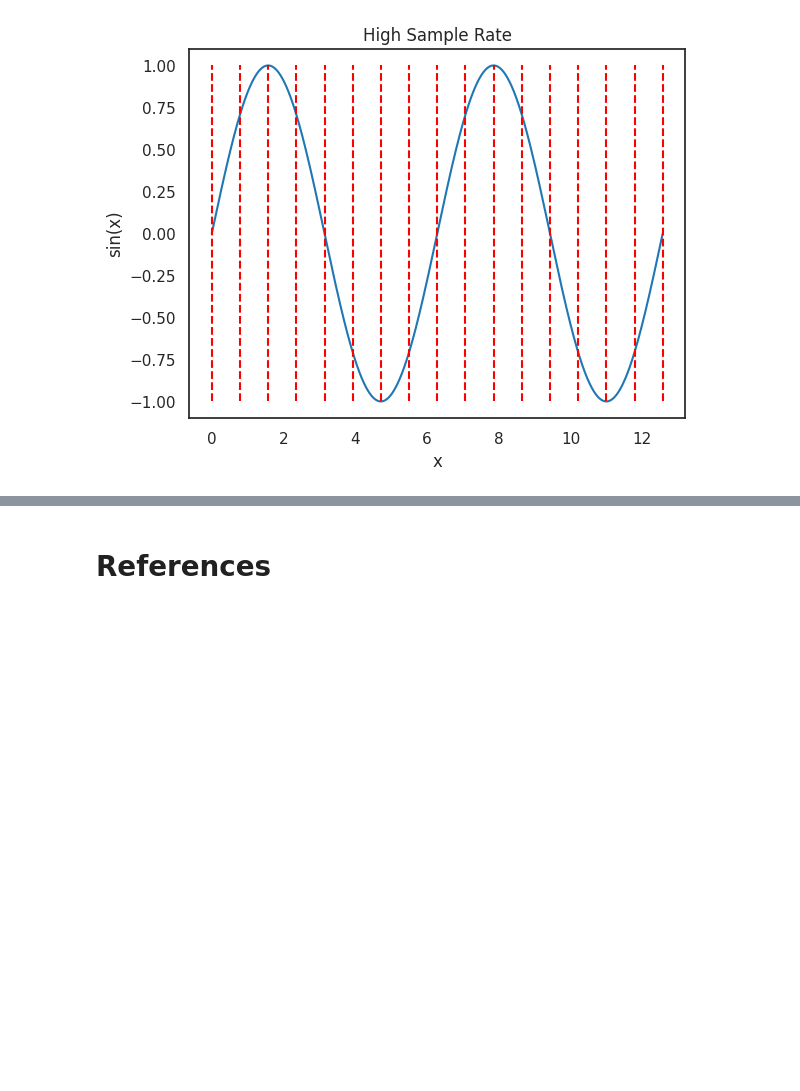
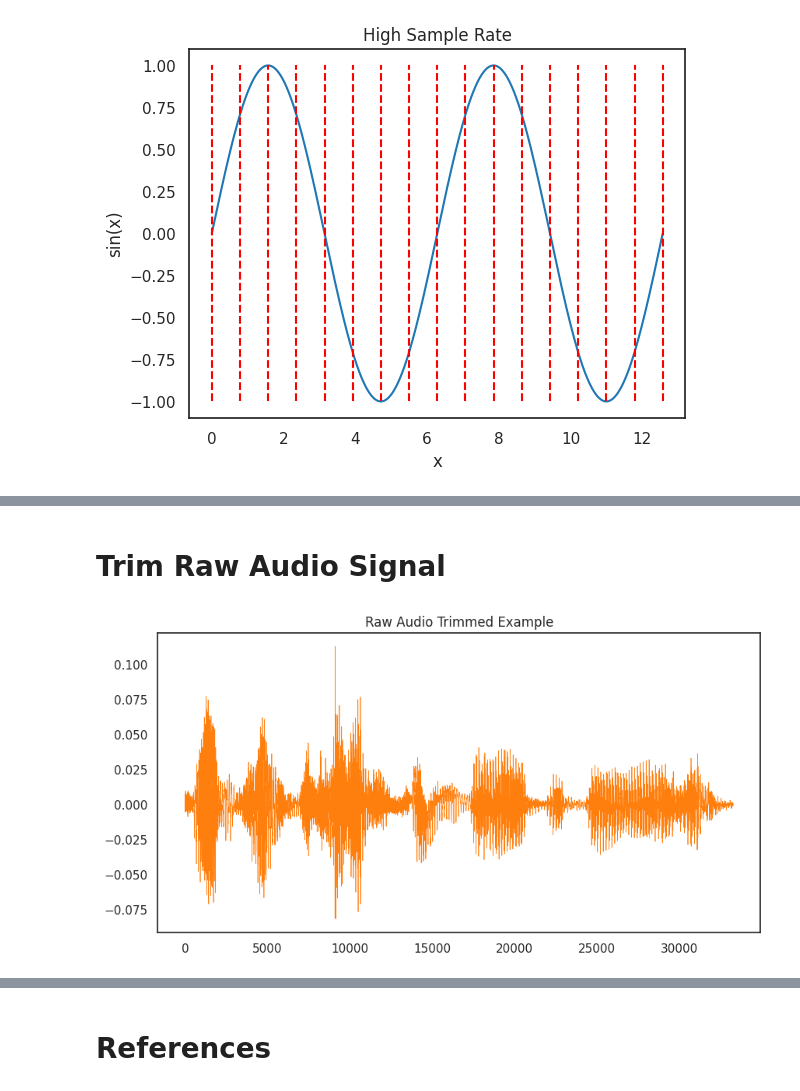
Before and after one commit to mehedihasanbijoy/PyTorch-Speech-Processing, a Jupyter notebook: Data Preprocessing/Data_Preprocessing_00.ipynb, the cells around one changed output, grey strips where cells are left out. Saved outputs shown, nothing was run; the diff lists cells and outputs as text; code cells hidden in the pictures; blank space fills up the shorter version.

```diff
--- a/Data Preprocessing/Data_Preprocessing_00.ipynb
+++ b/Data Preprocessing/Data_Preprocessing_00.ipynb
@@ -272,0 +304,9 @@ plt.show()
+# %% [markdown]
+# Trim Raw Audio Signal
+# %%
+# Trimming Muted Audio Signal
+y_trimmed, _ = librosa.effects.trim(y, top_db=20)
+pd.Series(y_trimmed).plot(figsize=(10, 5), lw=0.5, title='Raw Audio Trimmed Example', color=color_pal[1])
+plt.show()
+# %% [output]
+[figure, added]
```
Also changed, not shown: parts of 9 cells of this notebook.
